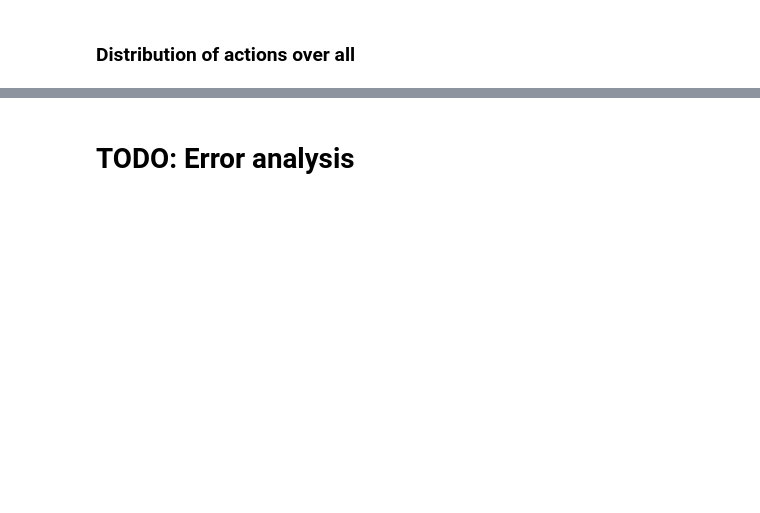
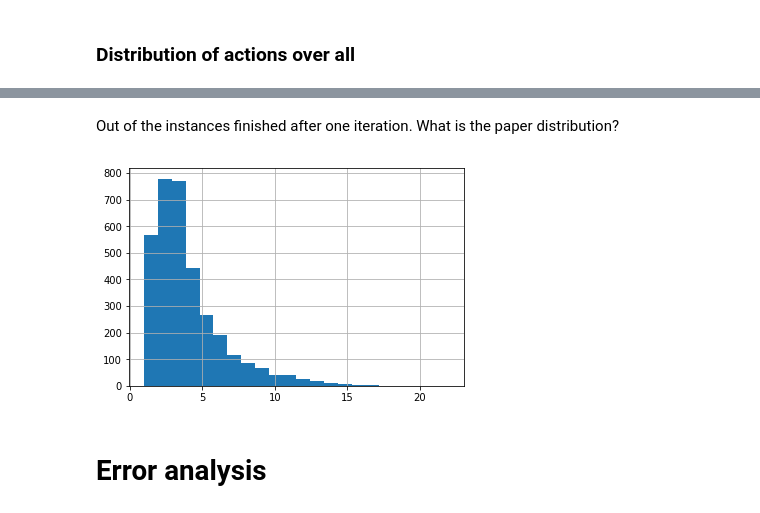
Before and after one commit to kwalcock/WikiHopFR, a Jupyter notebook: notebooks/Benchmark Analysis.ipynb, the cells around one changed output, grey strips where cells are left out. Drawn from its saved outputs; the diff is of its cells as text; code cells hidden in the pictures; blank space fills up the shorter version.

```diff
--- a/notebooks/Benchmark Analysis.ipynb
+++ b/notebooks/Benchmark Analysis.ipynb
@@ -64,2 +140,10 @@ dtype: int64
+# %% [markdown]
+Out of the instances finished after one iteration. What is the paper distribution?
+# %%
+lucky_ones = f[f.actions.map(lambda r: sum(r.values())) == 1]
+lucky_ones.papersRead.hist(bins=lucky_ones.papersRead.max())
+plt.show()
+# %% [output]
+[figure, added]
 # %% [markdown]
-# TODO: Error analysis
+# Error analysis
```
Also changed, not shown: parts of 19 cells of this notebook.
